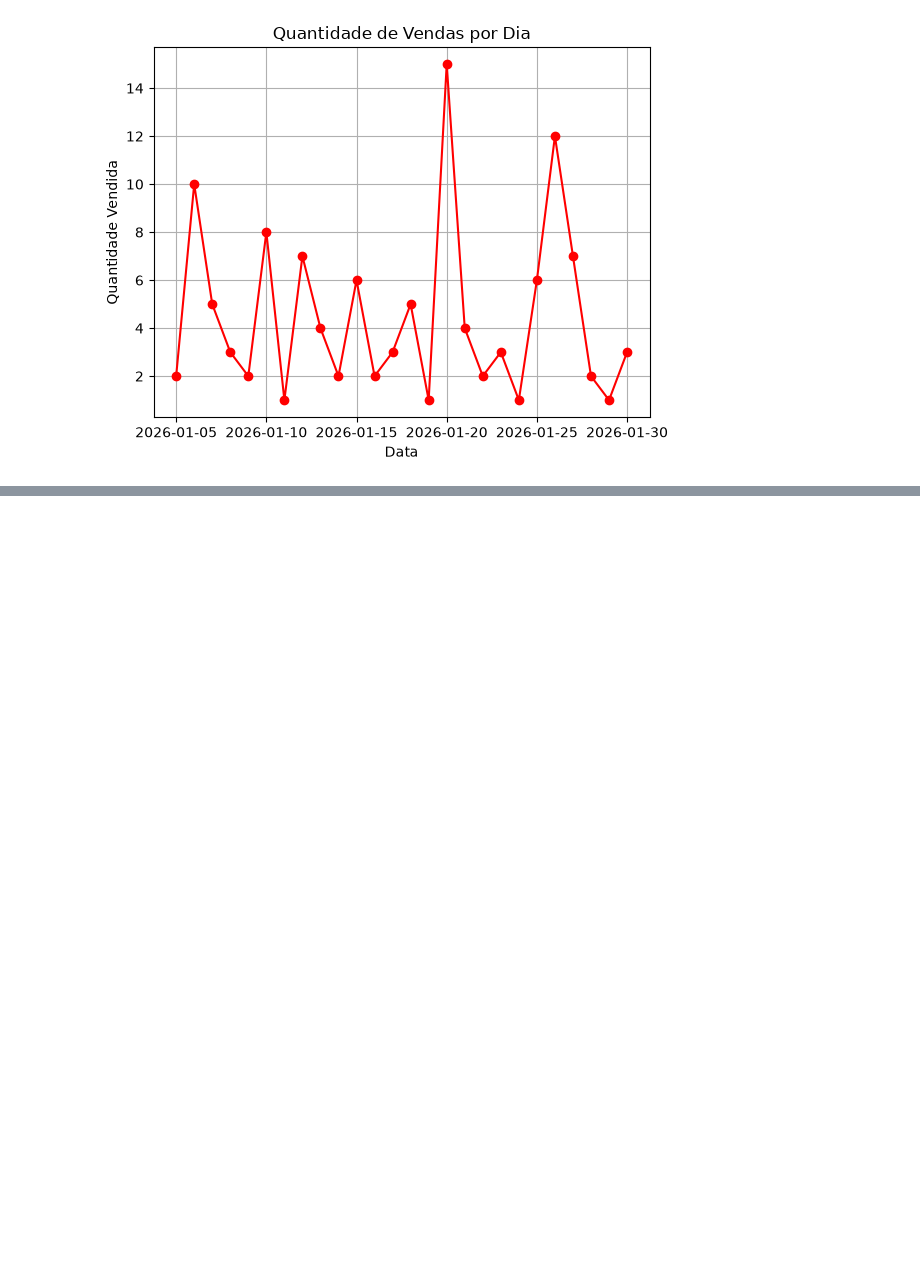
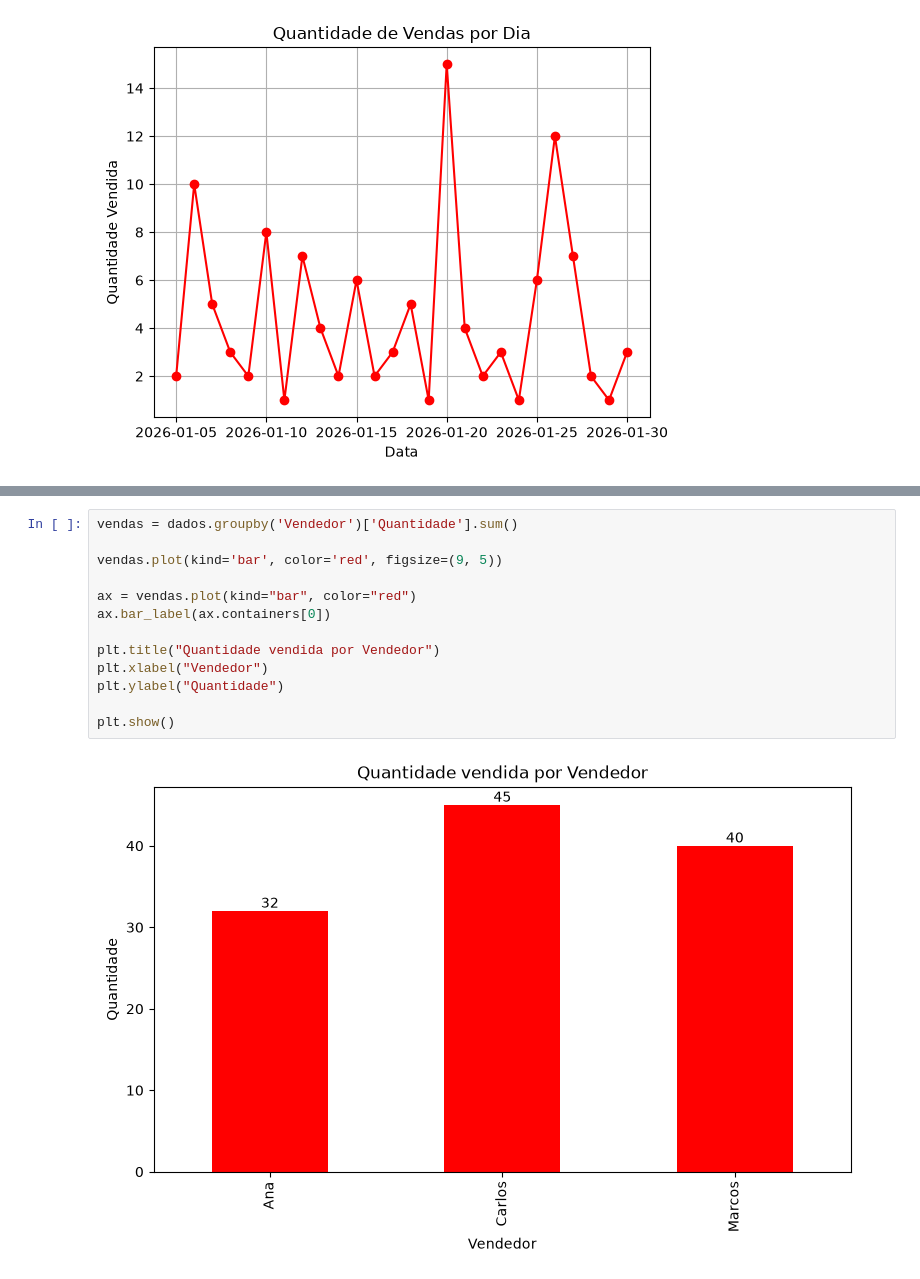
Before and after one commit to andregalvao-dev/analises_vendas_mercado_tec, a Jupyter notebook: analises_vendas.ipynb, the cells around one changed output, grey strips where cells are left out. Drawn from its saved outputs; the diff is of its cells as text; blank space fills up the shorter version.

```diff
--- a/analises_vendas.ipynb
+++ b/analises_vendas.ipynb
@@ -146,0 +162,15 @@ plt.show()
+# %%
+vendas = dados.groupby('Vendedor')['Quantidade'].sum()
+
+vendas.plot(kind='bar', color='red', figsize=(9, 5))
+
+ax = vendas.plot(kind="bar", color="red")
+ax.bar_label(ax.containers[0])
+
+plt.title("Quantidade vendida por Vendedor")
+plt.xlabel("Vendedor")
+plt.ylabel("Quantidade")
+
+plt.show()
+# %% [output]
+[figure, added]
```
Also changed, not shown: parts of 2 cells of this notebook, 1 other file.
